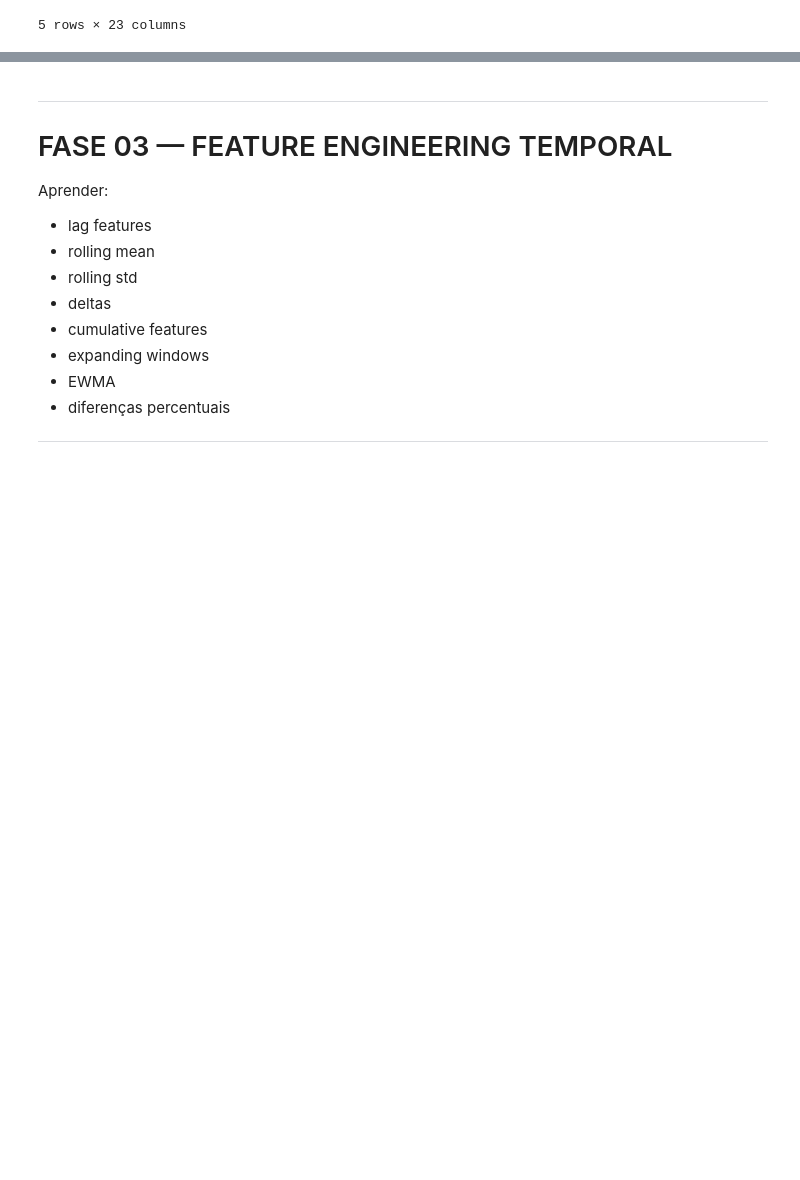
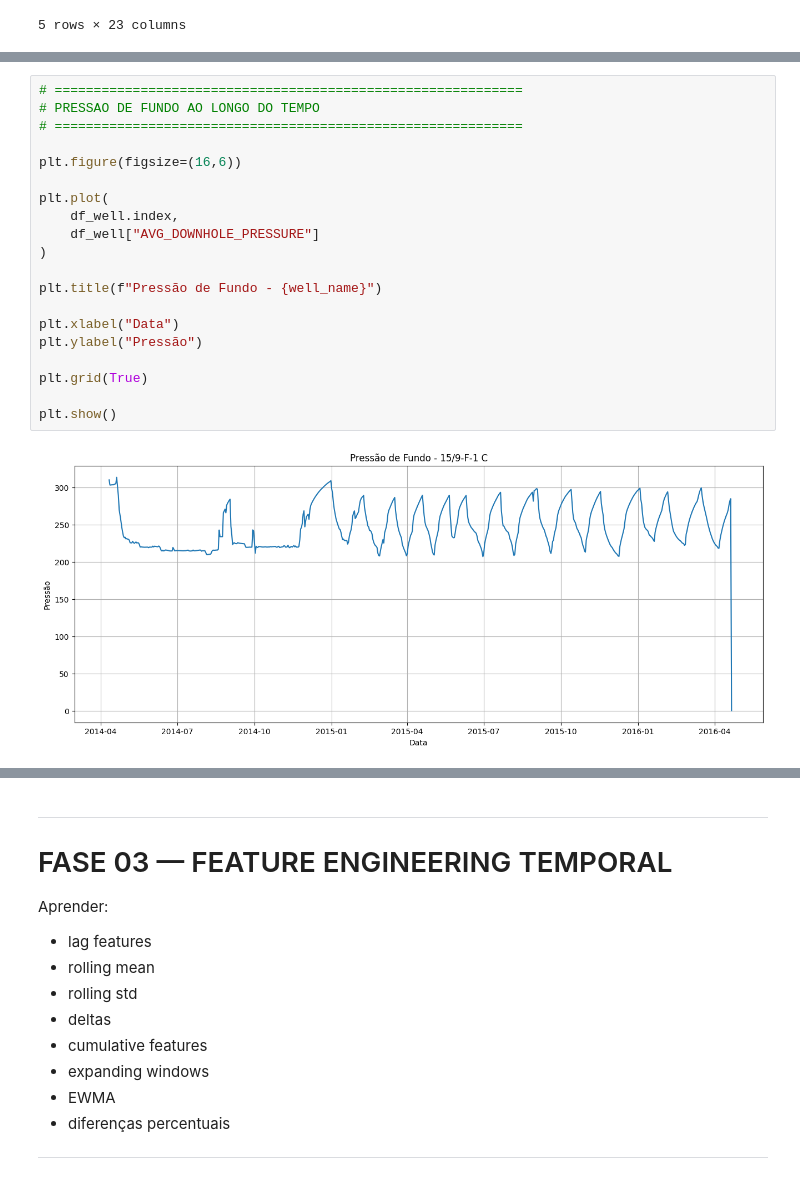
Before and after one commit to marcusvbrangel/production-surveillance, a Jupyter notebook: production_surveillance.ipynb, the cells around one changed output, grey strips where cells are left out. Cells and saved outputs as stored; diff of their text form; blank space fills up the shorter version.

```diff
--- a/production_surveillance.ipynb
+++ b/production_surveillance.ipynb
@@ -561,0 +641,22 @@ df_well.head()
+# %%
+# ============================================================
+# PRESSAO DE FUNDO AO LONGO DO TEMPO
+# ============================================================
+
+plt.figure(figsize=(16,6))
+
+plt.plot(
+    df_well.index,
+    df_well["AVG_DOWNHOLE_PRESSURE"]
+)
+
+plt.title(f"Pressão de Fundo - {well_name}")
+
+plt.xlabel("Data")
+plt.ylabel("Pressão")
+
+plt.grid(True)
+
+plt.show()
+# %% [output]
+[figure, added]
```
Also changed, not shown: parts of 8 cells of this notebook.
